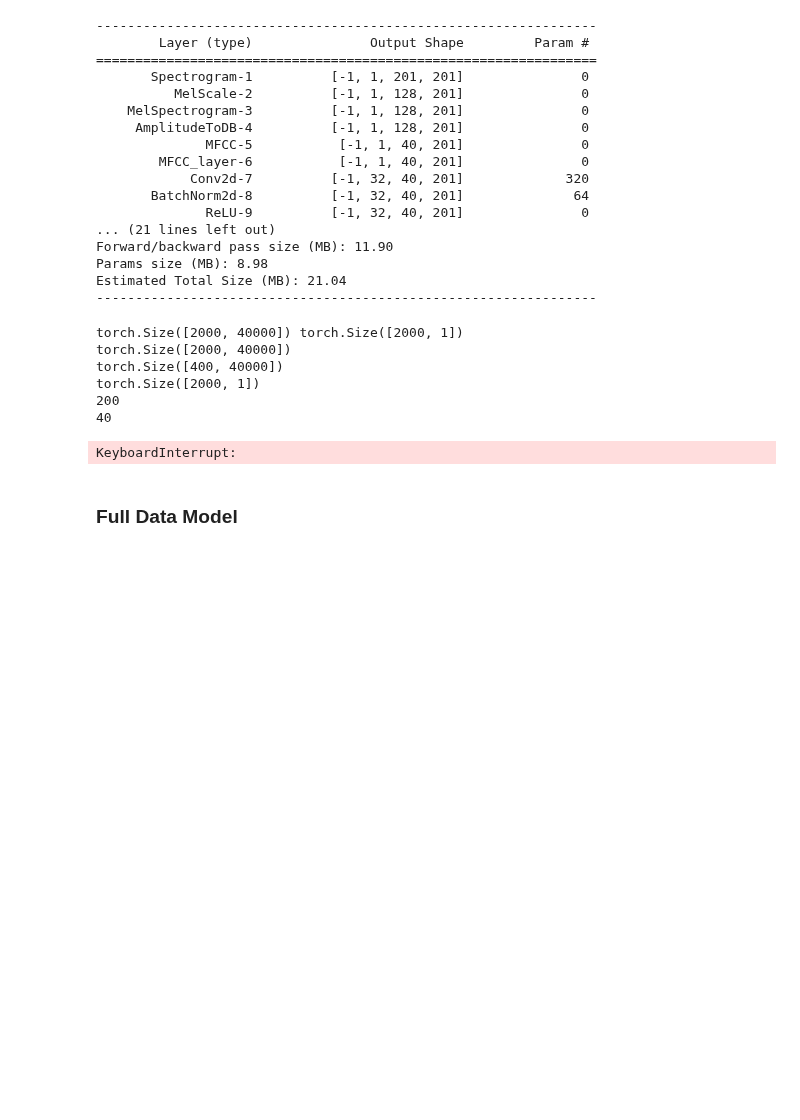
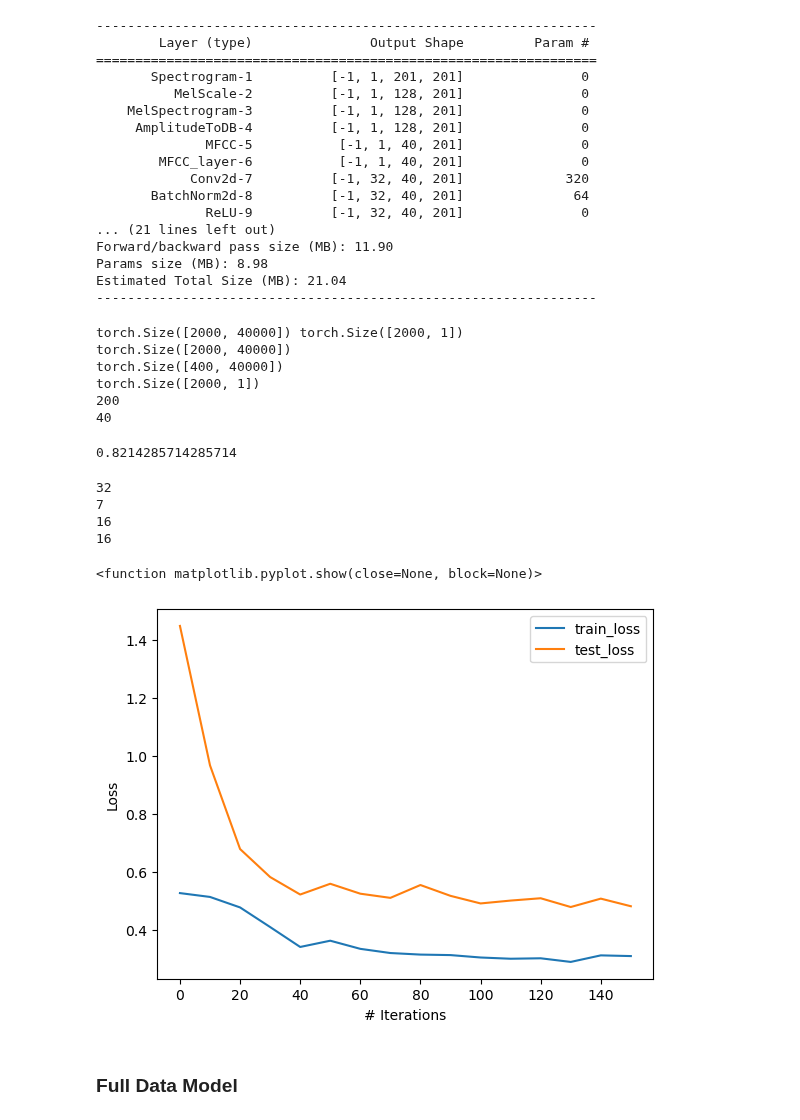
Before and after one commit to Floppy-vK/Language-ID, a Jupyter notebook: skeleton.ipynb, the cells around one changed output. Cells and saved outputs as stored; diff of their text form; code cells hidden in the pictures; blank space fills up the shorter version.

Commit message:
juicy graph

```diff
--- a/skeleton.ipynb
+++ b/skeleton.ipynb
@@ -319,7 +319,7 @@ torch.Size([2000, 1])
 #training model and obtaining test score
 #iterations = number of batches needed to complete one epoch, which is BATCH_SIZE
 
-optimizer = optim.Adam(model.parameters(), lr=0.0001) #lr=0.0001 is worth a try but takes a long time. Try 0.0005 next
+optimizer = optim.Adam(model.parameters(), lr=0.001) #lr=0.0001 is worth a try but takes a long time. Try 0.0005 next
 crossentropy_loss = nn.BCELoss(reduction='mean')
 
 num_epochs = 5
@@ -333,6 +333,9 @@ for epoch in range(num_epochs):
     model.train()
 
     for images, labels in train_loader:
+
+        model.train()
+
         images = images.to(device)
         labels = labels.to(device)
 
@@ -350,12 +353,12 @@ for epoch in range(num_epochs):
         if iterations % 10 == 0:
             train_loss.append(loss.detach().numpy())
 
-            model.eval()
-
             current_test_loss = []
             current_test_acc = []
             with torch.no_grad(): #clears memory
                 for images, labels in test_loader:
+                    model.eval()
+
                     images, labels = images.to(device), labels.to(device)
                     predictions = model(images)
 
@@ -375,21 +378,26 @@ for epoch in range(num_epochs):
 
 print(accuracy)
 # %% [output]
-KeyboardInterrupt:
+0.8214285714285714
 # %%
 print(len(train_loader))
 print(len(test_loader))
 
 print(len(train_loss))
 print(len(test_loss))
-
-plt.plot(train_loss, label='train_loss')
-plt.plot(test_loss, label='test_loss')
-plt.xticks(np.arange(0, 100, 10))
+plt.plot(10*np.arange(0, len(train_loss)), train_loss, label='train_loss')
+plt.plot(10*np.arange(0, len(test_loss)), test_loss, label='test_loss')
 plt.xlabel("# Iterations")
 plt.ylabel("Loss")
 plt.legend()
 plt.show
+# %% [output]
+32
+7
+16
+16
+<function matplotlib.pyplot.show(close=None, block=None)>
+[figure, added]
 # %% [markdown]
 ### Full Data Model
 # %%
```
Also changed, not shown: parts of 3 cells of this notebook, 1 other file.
